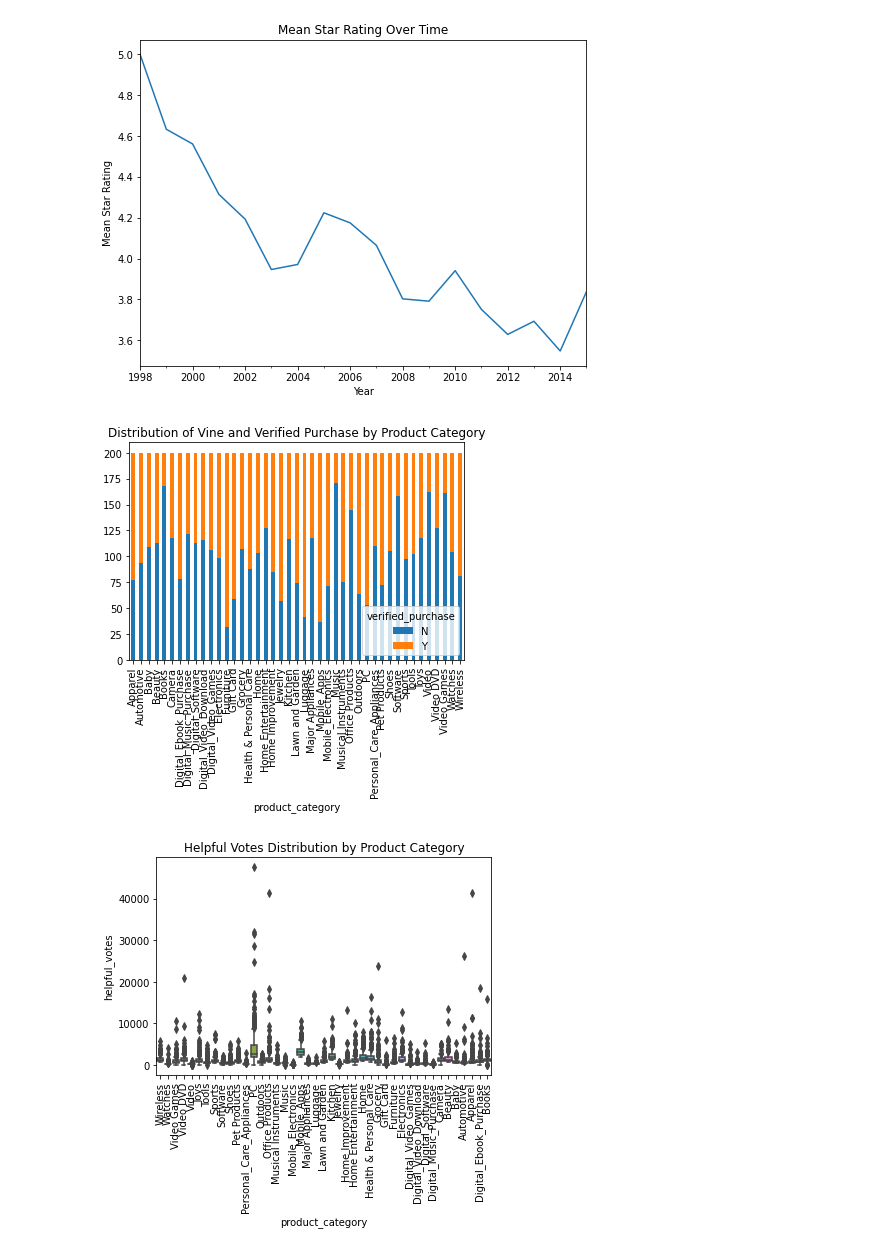
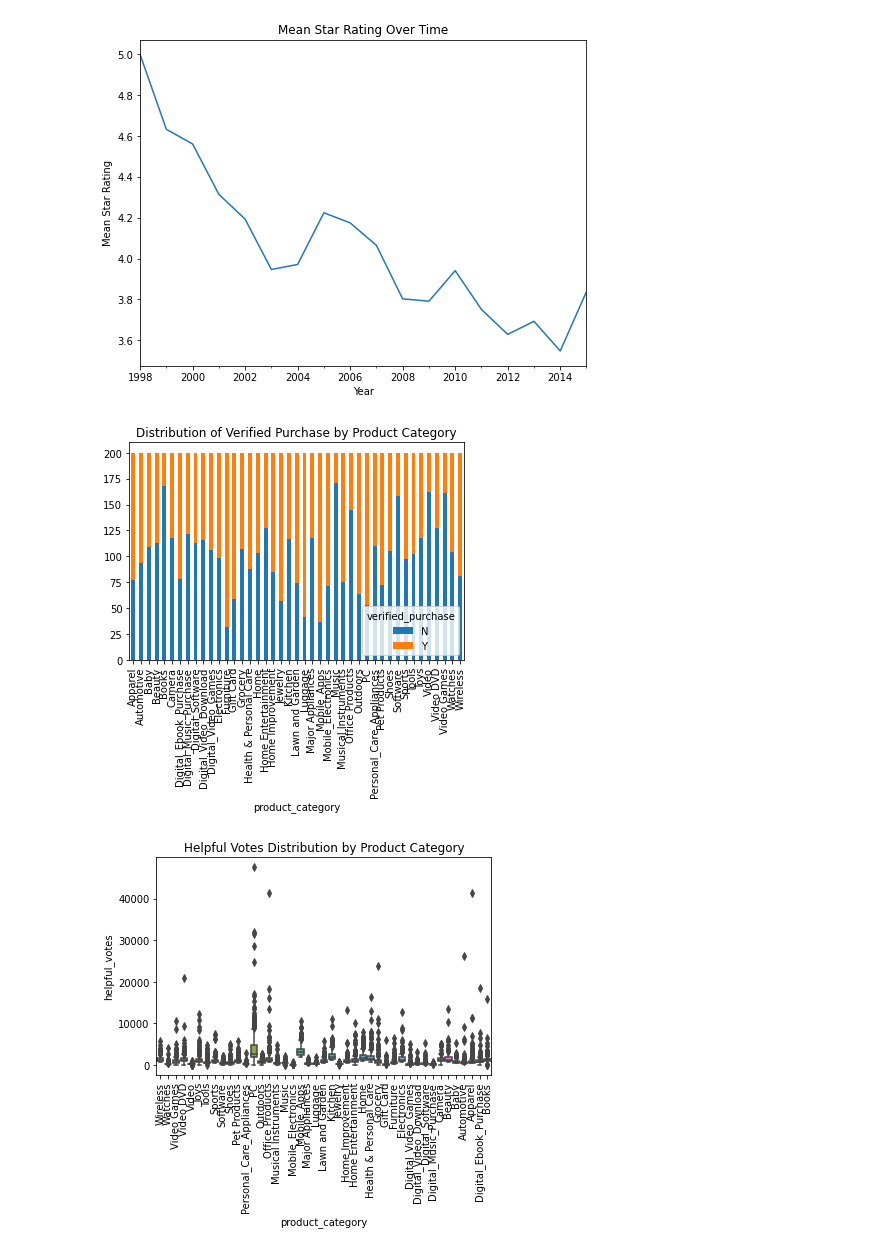
Before and after one commit to Ph1eu/Machine-Learning-And-Data-Mining-II, a Jupyter notebook: Data_Analysis_methods.ipynb, the cells around one changed output. Cells and saved outputs as stored; diff of their text form; code cells hidden in the pictures.

```diff
--- a/Data_Analysis_methods.ipynb
+++ b/Data_Analysis_methods.ipynb
@@ -115,9 +115,9 @@ plt.show()
 [figure]
 # %%
 pd.crosstab(df['product_category'], df['verified_purchase']).plot(kind='bar', stacked=True)
-plt.title('Distribution of Vine and Verified Purchase by Product Category')
+plt.title('Distribution of Verified Purchase by Product Category')
 plt.show()
 # %% [output]
-[figure, old version]
+[figure, new version]
 # %%
 sns.boxplot(x='product_category', y='helpful_votes', data=df)
```
Also changed, not shown: parts of 1 cell of this notebook.
